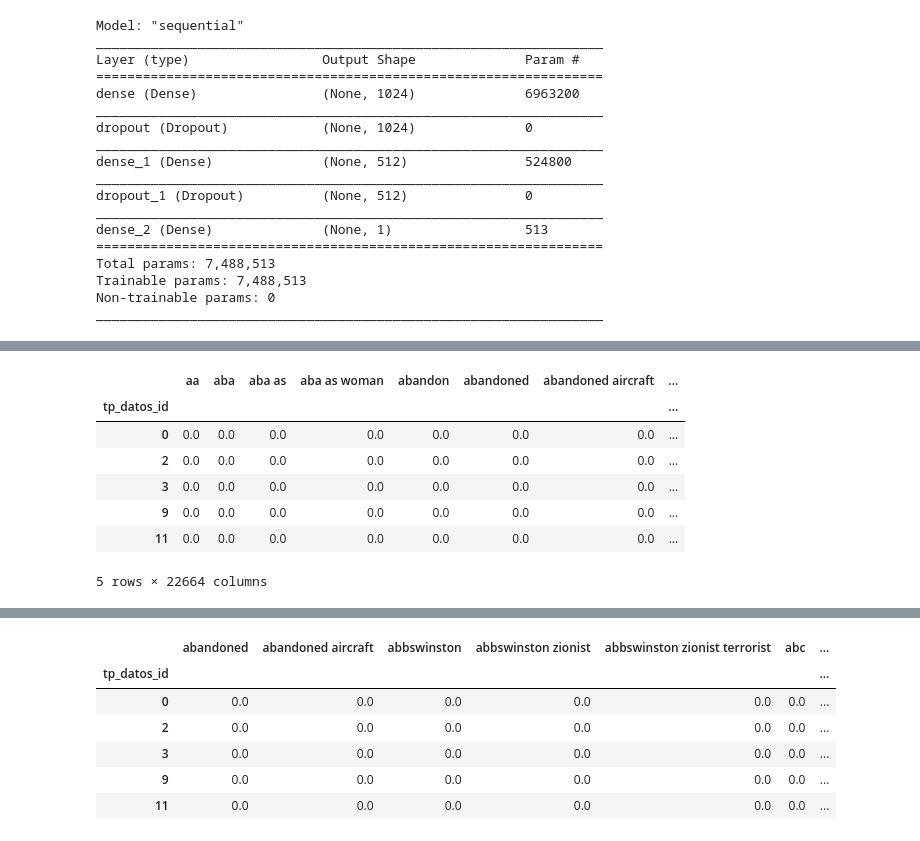
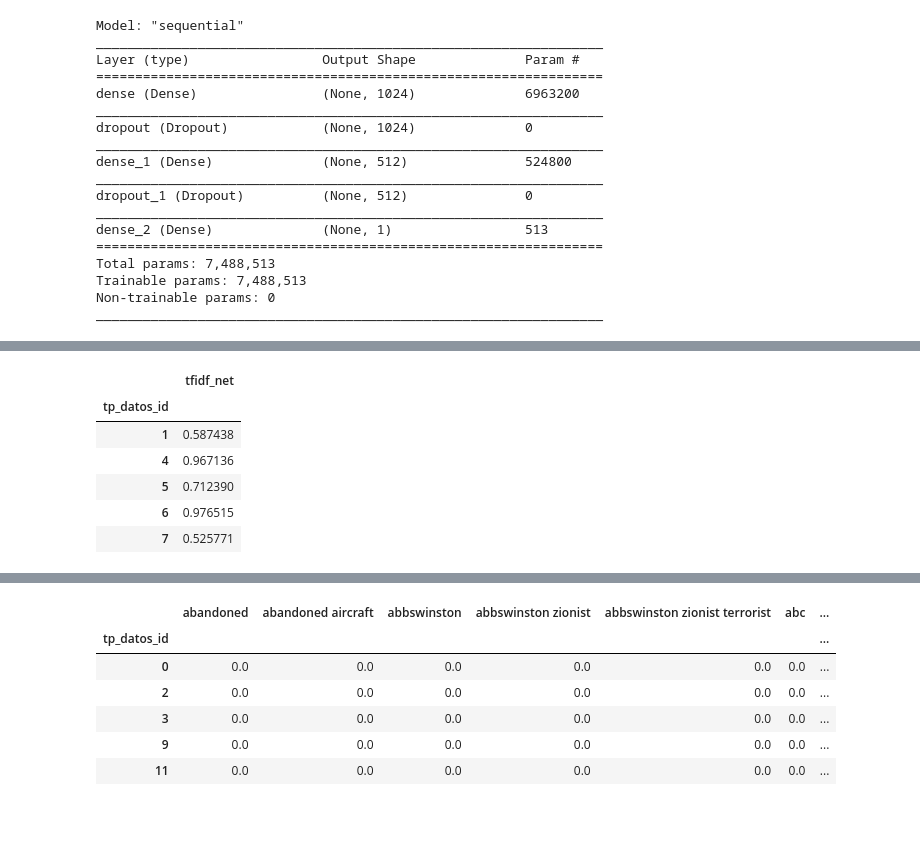
Before and after one commit to RiedelNicolas/TP2-Organizacion-de-Datos, a Jupyter notebook: modelo_7.ipynb, the cells around one changed output, grey strips where cells are left out. Drawn from its saved outputs; the diff is of its cells as text; code cells hidden in the pictures.

```diff
--- a/modelo_7.ipynb
+++ b/modelo_7.ipynb
@@ -384,11 +384,16 @@ Epoch 25/25
-# %%
-test.head()
-# %% [output]
-|  | aa | aba | aba as | aba as woman | abandon | abandoned | abandoned aircraft | ... |
-| tp_datos_id |  |  |  |  |  |  |  | ... |
-| 0 | 0.0 | 0.0 | 0.0 | 0.0 | 0.0 | 0.0 | 0.0 | ... |
-| 2 | 0.0 | 0.0 | 0.0 | 0.0 | 0.0 | 0.0 | 0.0 | ... |
-| 3 | 0.0 | 0.0 | 0.0 | 0.0 | 0.0 | 0.0 | 0.0 | ... |
-| 9 | 0.0 | 0.0 | 0.0 | 0.0 | 0.0 | 0.0 | 0.0 | ... |
-| 11 | 0.0 | 0.0 | 0.0 | 0.0 | 0.0 | 0.0 | 0.0 | ... |
-5 rows × 22664 columns
+# %%
+X = X.filter(items = features)
+train_pred = model.predict(X)
+train_pred_int = train_pred
+# %%
+train['tfidf_net'] = train_pred_int
+train = train['tfidf_net'].to_frame()
+train.head()
+# %% [output]
+|  | tfidf_net |
+| tp_datos_id |  |
+| 1 | 0.587438 |
+| 4 | 0.967136 |
+| 5 | 0.712390 |
+| 6 | 0.976515 |
+| 7 | 0.525771 |
```
Also changed, not shown: parts of 6 cells of this notebook, 2 other files.
